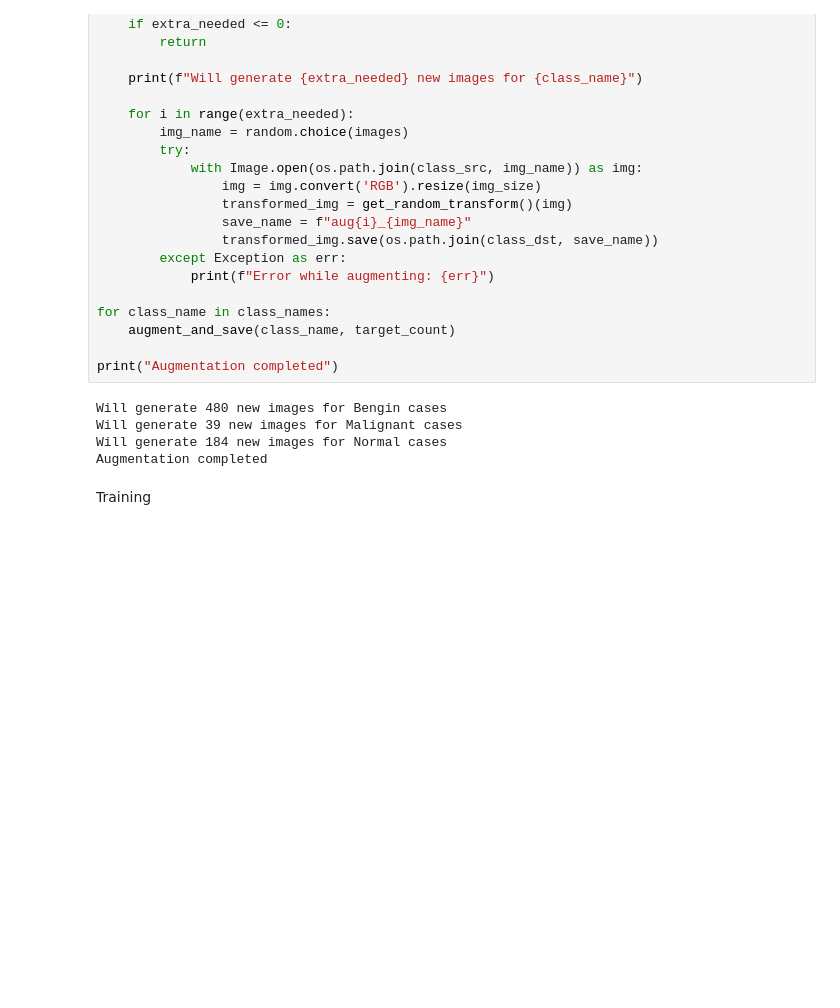
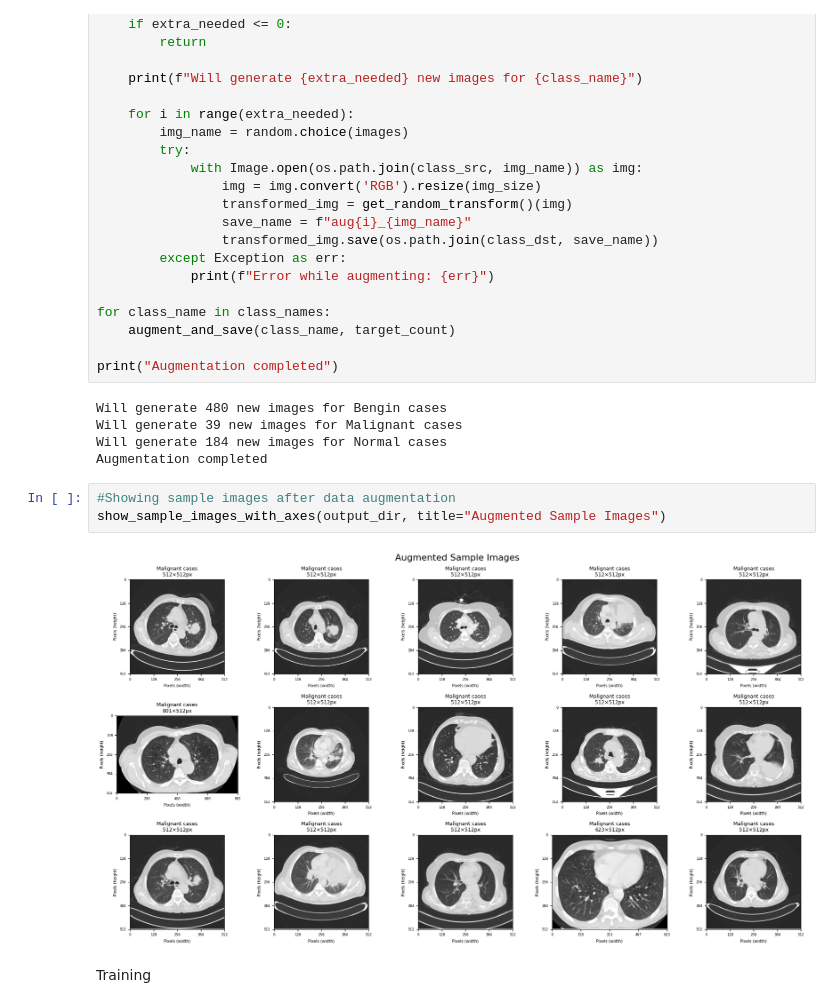
Before and after one commit to tasaufmim/lungCancer3modelsCompare, a Jupyter notebook: LungCancerVGG16ResNet50VGG19Rev.ipynb, the cells around one changed output. Cells and saved outputs as stored; diff of their text form; blank space fills up the shorter version.

```diff
--- a/LungCancerVGG16ResNet50VGG19Rev.ipynb
+++ b/LungCancerVGG16ResNet50VGG19Rev.ipynb
@@ -140,6 +189,11 @@ Will generate 480 new images for Bengin cases
 Will generate 39 new images for Malignant cases
 Will generate 184 new images for Normal cases
 Augmentation completed
+# %%
+#Showing sample images after data augmentation
+show_sample_images_with_axes(output_dir, title="Augmented Sample Images")
+# %% [output]
+[figure, added]
 # %% [markdown]
 Training
 # %%
```
Also changed, not shown: parts of 25 cells of this notebook.
